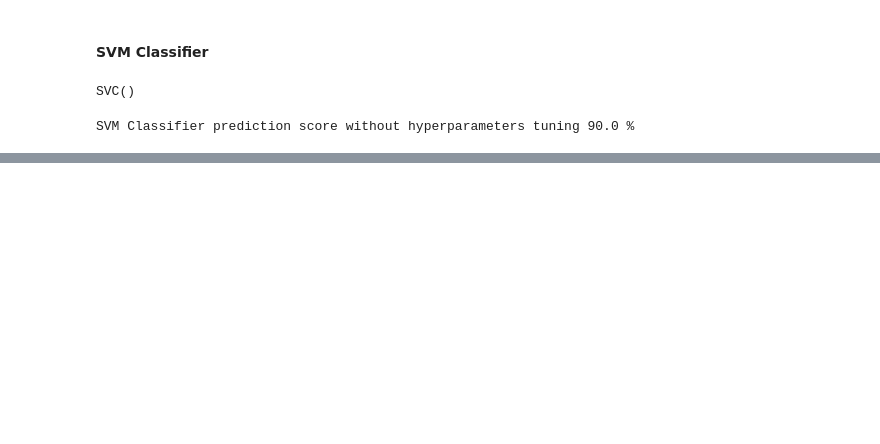
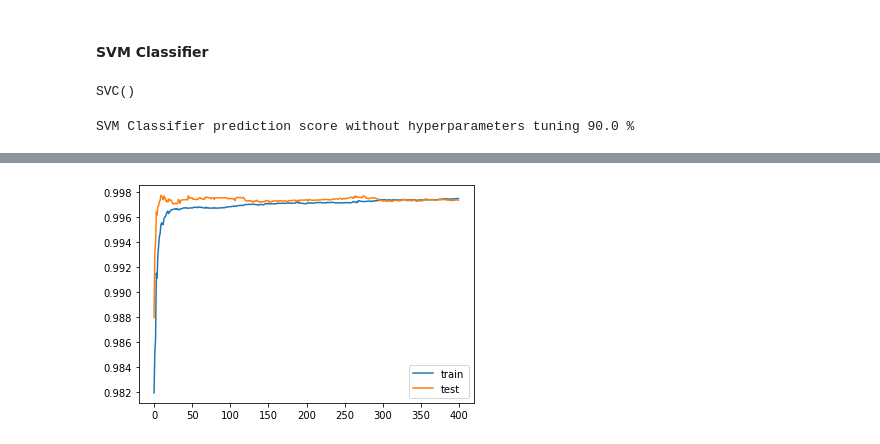
Before and after one commit to munas-git/Gender-classification, a Jupyter notebook: gender-classification.ipynb, the cells around one changed output, grey strips where cells are left out. Cells and saved outputs as stored; diff of their text form; code cells hidden in the pictures; blank space fills up the shorter version.

Commit message:
XGBClassifier hyperparameter tuning complete

```diff
--- a/gender-classification.ipynb
+++ b/gender-classification.ipynb
@@ -344,0 +312,14 @@ SVM Classifier prediction score without hyperparameters tuning 90.0 %
+# %%
+# Parameters dictionary
+params_XGB = {
+    'learning_rate': [0.01, 0.1, 0.2],
+    'n_estimators': [100, 200, 300, 400],
+    'max_depth': [3,4,5,6,7],
+    'subsample': [0.8, 0.9, 1],
+    'colsample_bytree': [0.3, 0.4, 0.5, 0.6, 0.7, 0.8, 0.9, 1,0],
+    'gamma': [0, 1, 5],
+}
+
+
+random_search = RandomizedSearchCV(XGB_classifier, param_distributions=params_XGB, n_jobs= -1, verbose=0)
+random_search.fit(x_train, y_train)
@@ -348,3 +360,7 @@ SVM Classifier prediction score without hyperparameters tuning 90.0 %
 # plt.title("Heat Map of Actual gender/Predicted")
 
 # plt.show()
+# %%
+XGB_classifier = XGBClassifier(colsample_bytree=0.6, gamma=0, learning_rate=0.01, max_depth=3, n_estimators=400, subsample=0.8)
+# %%
+XGB_classifier.fit(x_train,y_train)
@@ -350,0 +384,4 @@ SVM Classifier prediction score without hyperparameters tuning 90.0 %
+# %%
+eval_set = [(x_train, y_train), (x_test, y_test)]
+XGB_classifier.fit(x_train, y_train, eval_metric="auc", eval_set=eval_set, verbose=True)
+results = XGB_classifier.evals_result()
@@ -350,0 +406,9 @@ SVM Classifier prediction score without hyperparameters tuning 90.0 %
+# %%
+plt.plot(results['validation_0']['auc'], label='train')
+plt.plot(results['validation_1']['auc'], label='test')
+# show the legend
+plt.legend()
+# show the plot
+plt.show()
+# %% [output]
+[figure, added]
```
Also changed, not shown: parts of 20 cells of this notebook.
